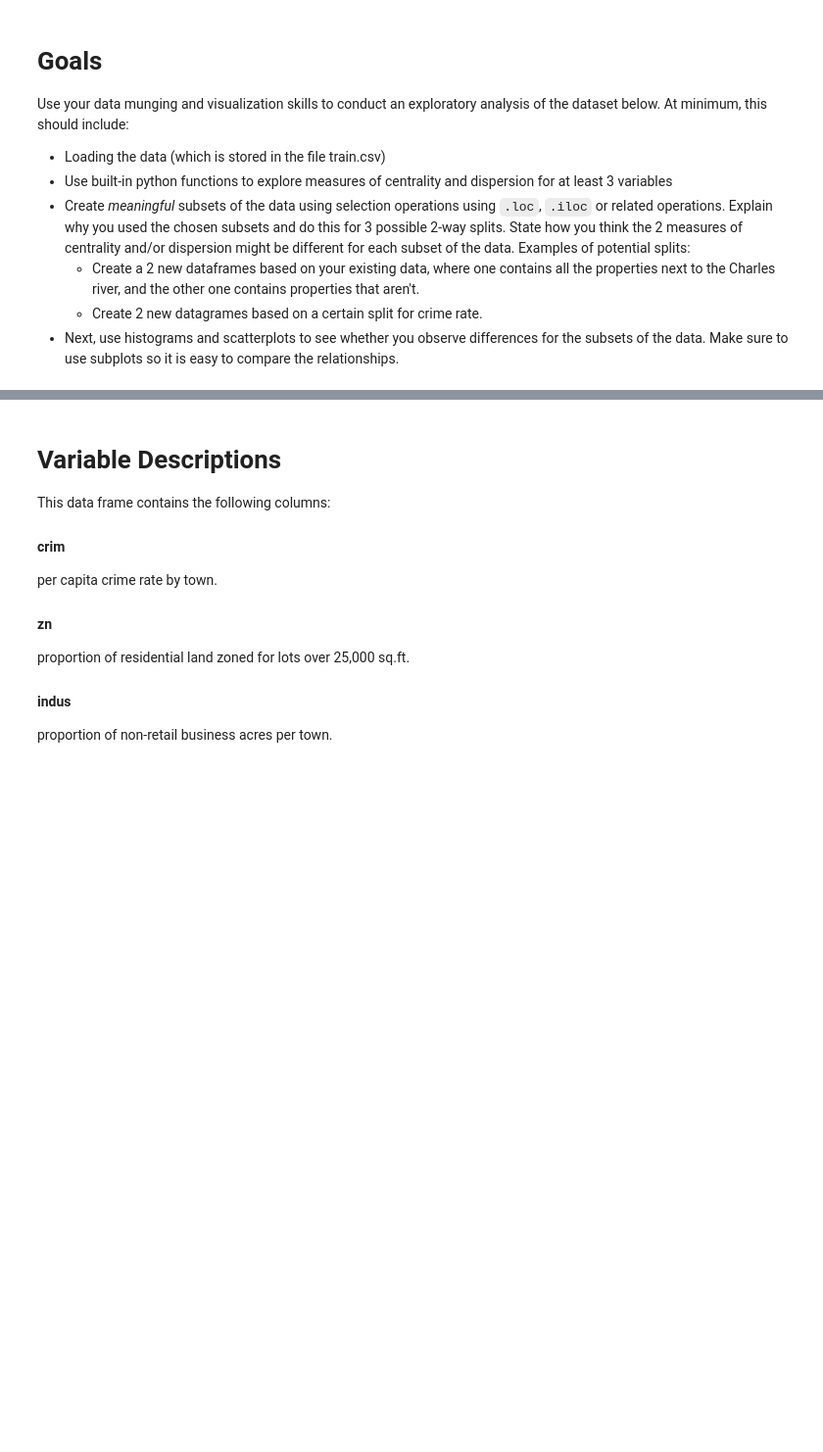
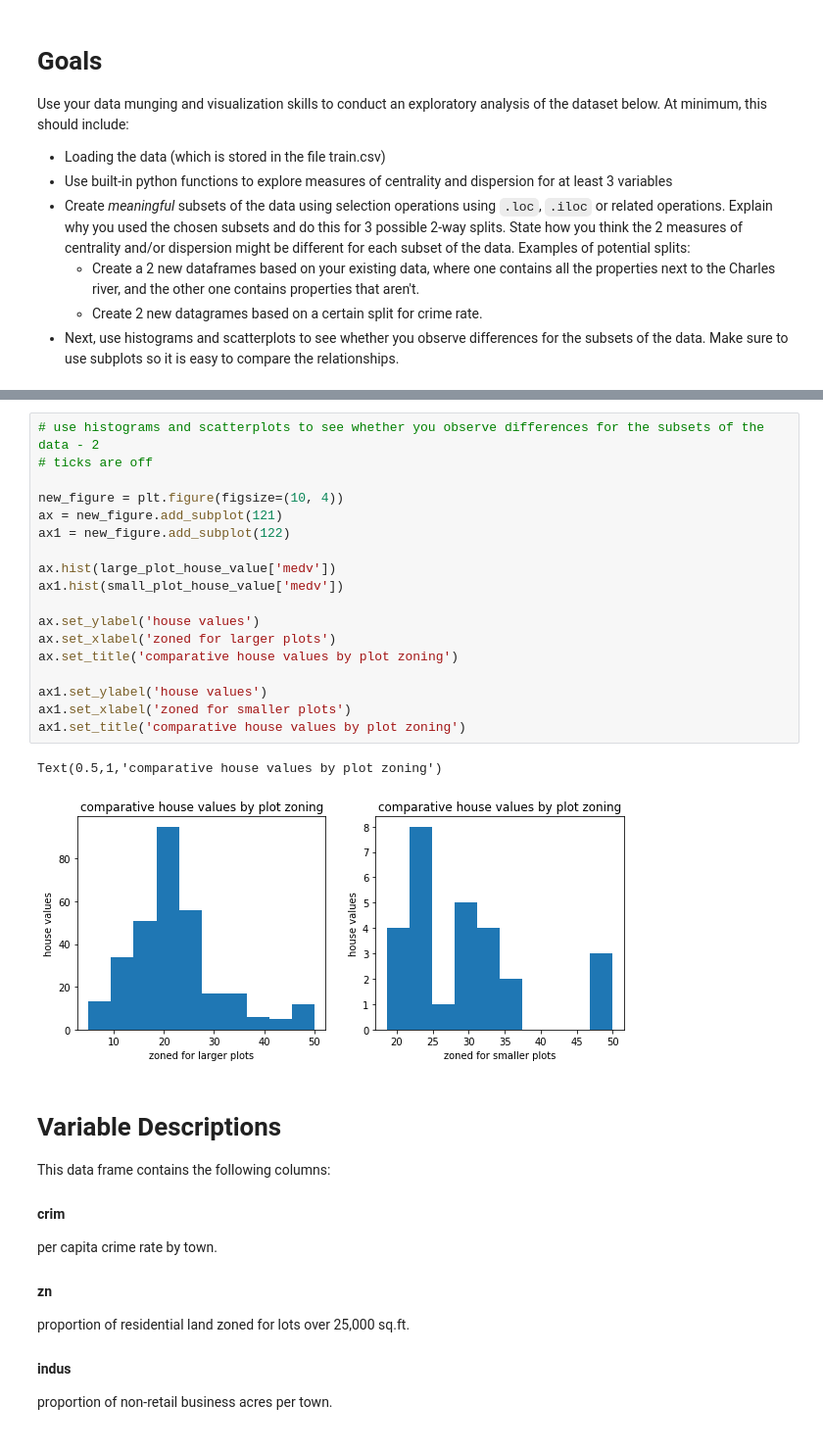
Before and after one commit to Matthew-Daly/dsc-1-03-16-eda-with-pandas-using-the-boston-housing-data-lab-online-ds-pt-112618, a Jupyter notebook: index.ipynb, the cells around one changed output, grey strips where cells are left out. Shown at 98% size. Saved outputs shown, nothing was run; the diff lists cells and outputs as text; blank space fills up the shorter version.

```diff
--- a/index.ipynb
+++ b/index.ipynb
@@ -24,3 +196,24 @@ dd
+# %%
+# use histograms and scatterplots to see whether you observe differences for the subsets of the data - 2
+# ticks are off
+
+new_figure = plt.figure(figsize=(10, 4))
+ax = new_figure.add_subplot(121)
+ax1 = new_figure.add_subplot(122)
+
+ax.hist(large_plot_house_value['medv'])
+ax1.hist(small_plot_house_value['medv'])
+
+ax.set_ylabel('house values')
+ax.set_xlabel('zoned for larger plots')
+ax.set_title('comparative house values by plot zoning')
+
+ax1.set_ylabel('house values')
+ax1.set_xlabel('zoned for smaller plots')
+ax1.set_title('comparative house values by plot zoning')
+# %% [output]
+Text(0.5,1,'comparative house values by plot zoning')
+[figure, added]
 # %% [markdown]
 # Variable Descriptions
 
```
Also changed, not shown: parts of 11 cells of this notebook.
